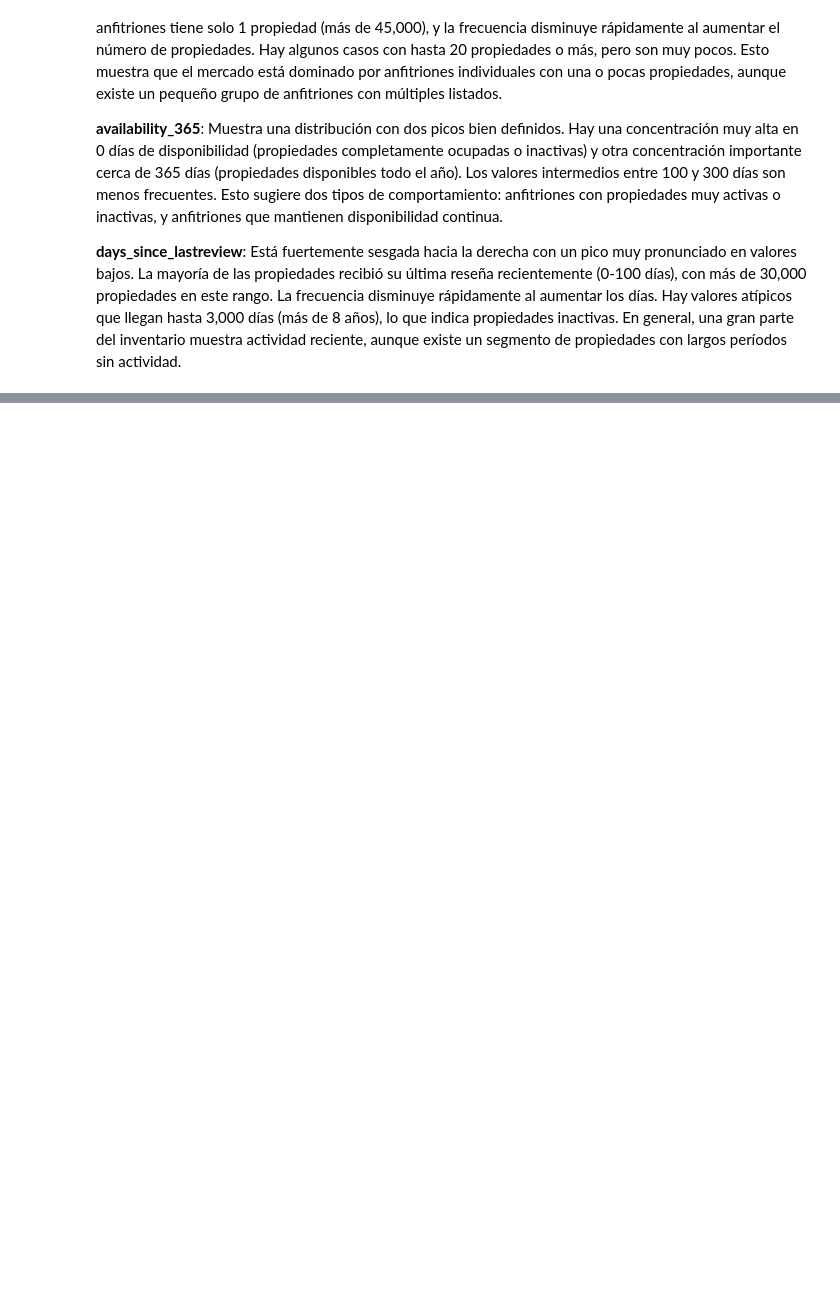
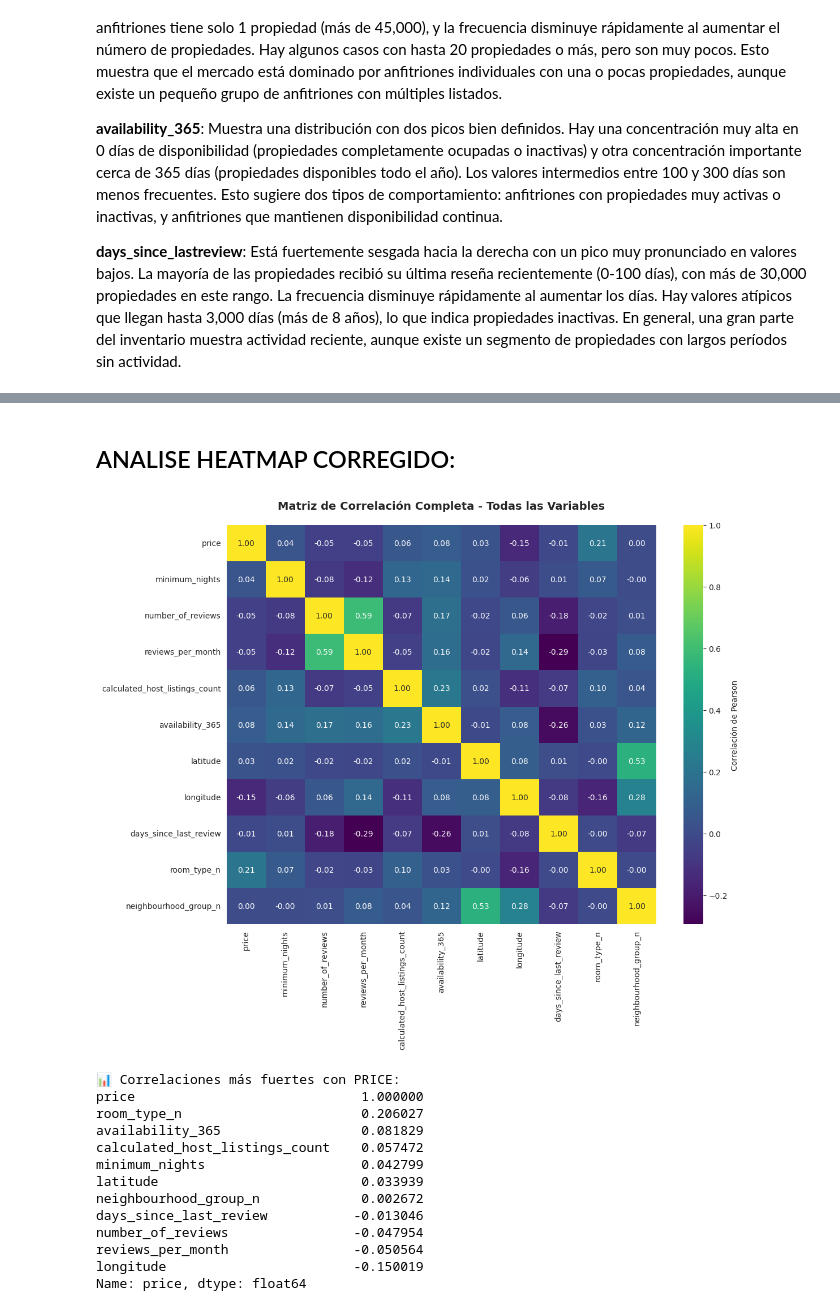
Before and after one commit to 4GeeksAcademy/palomagondim-intro-ml, a Jupyter notebook: src/00-eda.ipynb, the cells around one changed output, grey strips where cells are left out. Drawn from its saved outputs; the diff is of its cells as text; code cells hidden in the pictures; blank space fills up the shorter version.

```diff
--- a/src/00-eda.ipynb
+++ b/src/00-eda.ipynb
@@ -889,0 +399,14 @@ X_train.head()
+# %%
+# Codificar neighbourhood_group
+df_corr["neighbourhood_group_n"] = pd.factorize(df_corr['neighbourhood_group'])[0]
+print("Codificación de neighbourhood_group:")
+print(df_corr[["neighbourhood_group_n", "neighbourhood_group"]].drop_duplicates().sort_values('neighbourhood_group_n'))
+
+# Guardar reglas
+neighbourhood_rules = {
+    row["neighbourhood_group"]: int(row["neighbourhood_group_n"])
+    for _, row in df_corr[["neighbourhood_group_n", "neighbourhood_group"]].drop_duplicates().iterrows()
+}
+with open("./neighbourhood_group_transformation_rules.json", "w") as f:
+    json.dump(neighbourhood_rules, f, indent=2)
+print("\n Reglas guardadas en neighbourhood_group_transformation_rules.json")
@@ -889,0 +424,40 @@ X_train.head()
+# %% [markdown]
+## ANALISE HEATMAP CORREGIDO:
+# %%
+# Seleccionar SOLO columnas numéricas
+cols_num = ["price", "minimum_nights", "number_of_reviews",
+            "reviews_per_month", "calculated_host_listings_count",
+            "availability_365", "latitude", "longitude",
+            "days_since_last_review",  # CORRECCIÓN: nombre correcto
+            "room_type_n", "neighbourhood_group_n"]
+
+# Crear heatmap COMPLETO
+fig, ax = plt.subplots(figsize=(12, 10))
+sns.heatmap(df_corr[cols_num].corr(method="pearson"),
+            annot=True,
+            fmt=".2f",
+            cmap="viridis",
+            ax=ax,
+            cbar_kws={'label': 'Correlación de Pearson'})
+plt.title('Matriz de Correlación Completa - Todas las Variables', fontsize=14, fontweight='bold', pad=20)
+plt.tight_layout()
+plt.show()
+
+print("\n📊 Correlaciones más fuertes con PRICE:")
+price_corr = df_corr[cols_num].corr()['price'].sort_values(ascending=False)
+print(price_corr)
+# %% [output]
+[figure, added]
+📊 Correlaciones más fuertes con PRICE:
+price                             1.000000
+room_type_n                       0.206027
+availability_365                  0.081829
+calculated_host_listings_count    0.057472
+minimum_nights                    0.042799
+latitude                          0.033939
+neighbourhood_group_n             0.002672
+days_since_last_review           -0.013046
+number_of_reviews                -0.047954
+reviews_per_month                -0.050564
+longitude                        -0.150019
+Name: price, dtype: float64
```
Also changed, not shown: parts of 75 cells of this notebook, 9 other files.
